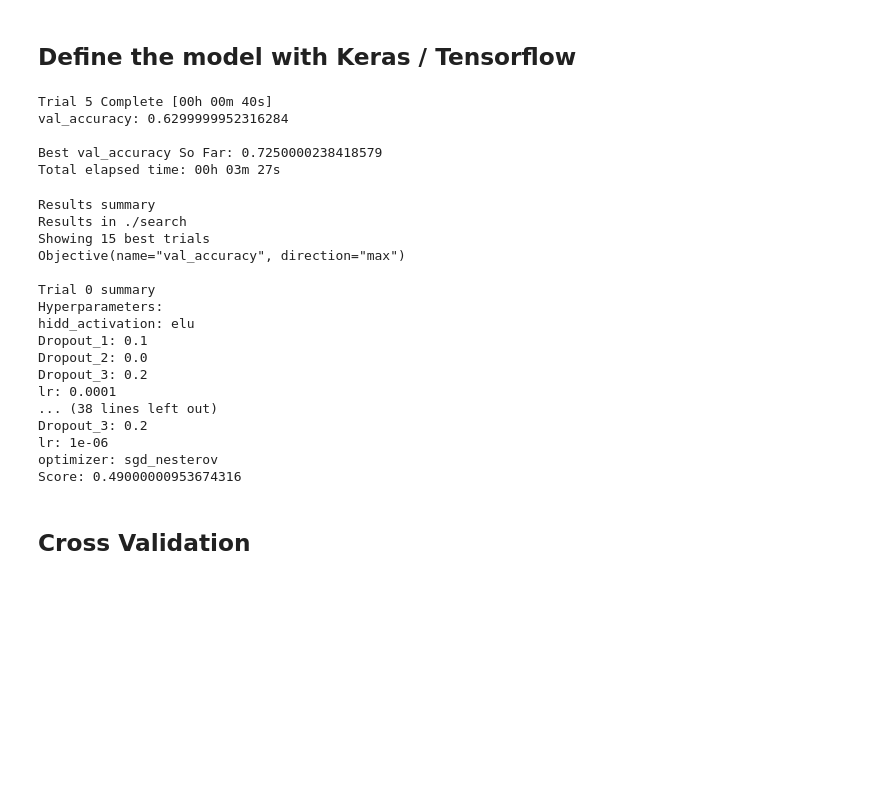
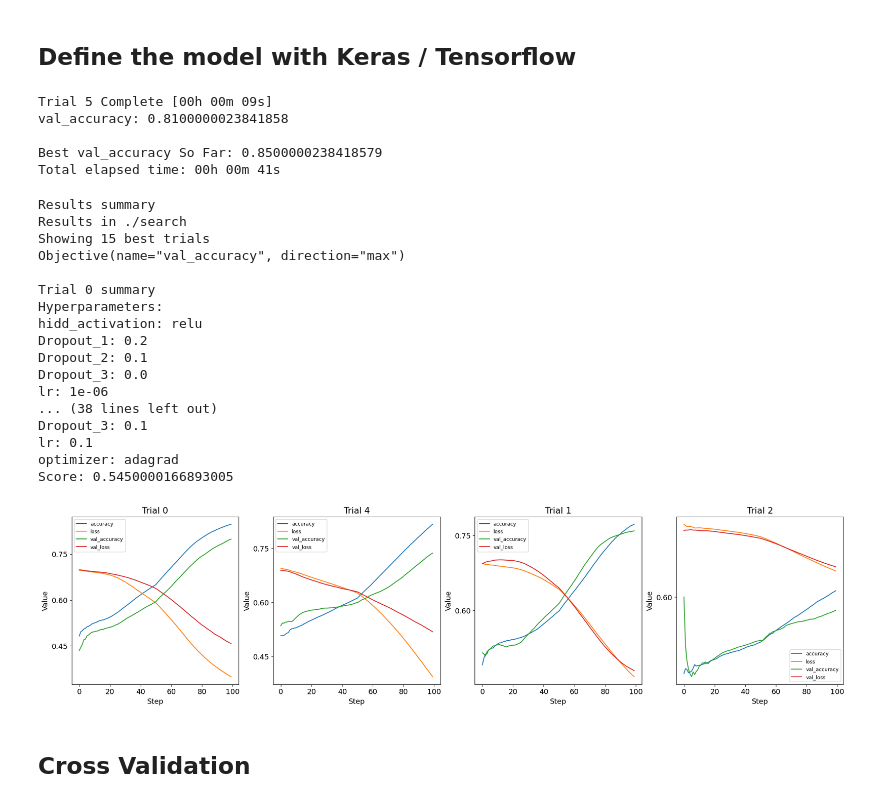
Before and after one commit to BelliLuigi/LCP-B, a Jupyter notebook: ex1/group2510_exercise1.ipynb, the cells around one changed output. Cells and saved outputs as stored; diff of their text form; code cells hidden in the pictures; blank space fills up the shorter version.

Commit message:
Plots adjustments

```diff
--- a/ex1/group2510_exercise1.ipynb
+++ b/ex1/group2510_exercise1.ipynb
@@ -34,8 +35,7 @@ class RandomSearch(keras_tuner.RandomSearch):
     def on_epoch_end(self, trial, model, epoch, logs=None):
         trial_id = trial.trial_id
         trial_history = self.histories.setdefault(trial_id, {})
-        for metric, value in logs.items():
-            trial_history.setdefault(metric, []).append(value)
+        for metric, value in logs.items(): trial_history.setdefault(metric, []).append(value)
 
     def on_trial_end(self, trial):
         super().on_trial_end(trial)
@@ -50,17 +50,17 @@ class RandomSearch(keras_tuner.RandomSearch):
         trial_dir = self.get_trial_dir(trial_id)
         os.makedirs(trial_dir, exist_ok=True)
 
-        plt.figure(figsize=(12, 8))  # Create a larger figure
+        #plt.figure(figsize=(12, 8))  # Create a larger figure
 
-        for metric_name, metric_values in trial_history.items():
-            plt.plot(metric_values, label=metric_name)  # Add label for legend
+        #for metric_name, metric_values in trial_history.items():
+        #    plt.plot(metric_values, label=metric_name)  # Add label for legend
 
-        plt.title("Metrics History")
-        plt.xlabel("Step")
-        plt.ylabel("Value")
-        plt.legend()  # Add legend
-        plt.savefig(os.path.join(trial_dir, "metrics.png"))
-        plt.close()
+        #plt.title("Metrics History")
+        #plt.xlabel("Step")
+        #plt.ylabel("Value")
+        #plt.legend()  # Add legend
+        #plt.savefig(os.path.join(trial_dir, "metrics.png"))
+        #plt.close()
 
         # Save history to JSON file
         history_file = os.path.join(trial_dir, "history.json")
@@ -74,9 +74,7 @@ class RandomSearch(keras_tuner.RandomSearch):
         rows = (num_trials - 1) // wrap_columns + 1
         cols = min(num_trials, wrap_columns)
 
-        fig, axes = plt.subplots(rows, cols, figsize=(20, 5))
-        # fig.subplots_adjust(hspace=0.4)
-        # fig.tight_layout()
+        fig, axes = plt.subplots(rows, cols, figsize=(20, 5), layout='constrained')
 
         for i, trial in enumerate(best_trials):
             trial_id = trial.trial_id
@@ -89,15 +87,17 @@ class RandomSearch(keras_tuner.RandomSearch):
             ax = axes[i // cols, i % cols] if rows > 1 else axes[i]
             for metric_name, metric_values in trial_history.items():
                 smoothed_values = self.smooth_values(metric_values, smooth_factor)
-                ax.plot(smoothed_values, label=f"Trial {trial_id}: {metric_name}")
+                ax.plot(smoothed_values, label=f"{metric_name}")
 
             ax.set_title(f"Trial {trial_id}")
             ax.set_xlabel("Step")
             ax.set_ylabel("Value")
-            ax.legend()
+            ax.yaxis.set_major_locator(MultipleLocator(0.1))
+            #ax.set_xlim(0, ) ####################################################################### adjust self.epoch or smth
+            ax.legend(fontsize=9)
 
-        plt.savefig(os.path.join(self.oracle._project_dir, f"best_trials_metrics_{suffix}.png"))
-        plt.close()
+        #plt.savefig(os.path.join(self.oracle._project_dir, f"best_trials_metrics_{suffix}.png"))
+        #plt.close()
 
     def smooth_values(self, values, smooth_factor):
         """
@@ -216,11 +216,11 @@ build_model(keras_tuner.HyperParameters())
 tuner = RandomSearch(hypermodel=build_model, objective="val_accuracy", max_trials=5, executions_per_trial=1, overwrite=True, project_name='search')
 tuner.search(x_train[200:], y_train[200:], epochs=100, validation_data=(x_train[:200], y_train[:200]))
 # %% [output]
-Trial 5 Complete [00h 00m 40s]
-val_accuracy: 0.6299999952316284
+Trial 5 Complete [00h 00m 09s]
+val_accuracy: 0.8100000023841858
 
-Best val_accuracy So Far: 0.7250000238418579
-Total elapsed time: 00h 03m 27s
+Best val_accuracy So Far: 0.8500000238418579
+Total elapsed time: 00h 00m 41s
 # %%
 models = tuner.get_best_models(num_models=4)
 tuner.results_summary(num_trials=15)
@@ -232,16 +232,21 @@ Objective(name="val_accuracy", direction="max")
 
 Trial 0 summary
 Hyperparameters:
-hidd_activation: elu
-Dropout_1: 0.1
-Dropout_2: 0.0
-Dropout_3: 0.2
-lr: 0.0001
+hidd_activation: relu
+Dropout_1: 0.2
+Dropout_2: 0.1
+Dropout_3: 0.0
+lr: 1e-06
 ... (38 lines left out)
-Dropout_3: 0.2
-lr: 1e-06
-optimizer: sgd_nesterov
-Score: 0.49000000953674316
+Dropout_3: 0.1
+lr: 0.1
+optimizer: adagrad
+Score: 0.5450000166893005
+# %%
+tuner.plot_best_trials(num_models=4)
+plt.show()
+# %% [output]
+[figure, added]
 # %% [markdown]
 ## Cross Validation
 # %%
```
Also changed, not shown: parts of 1 cell of this notebook, 21 other files.
